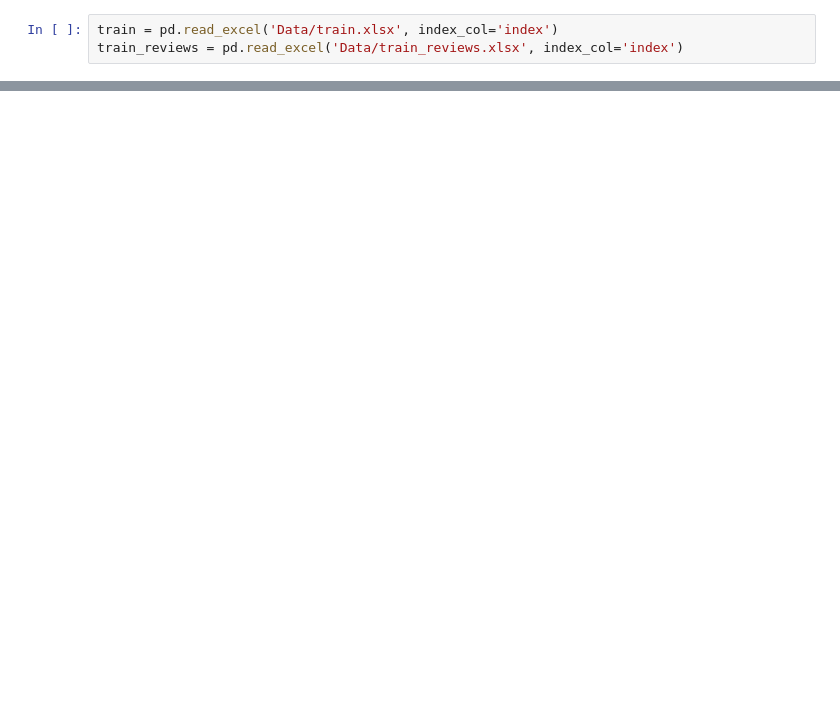
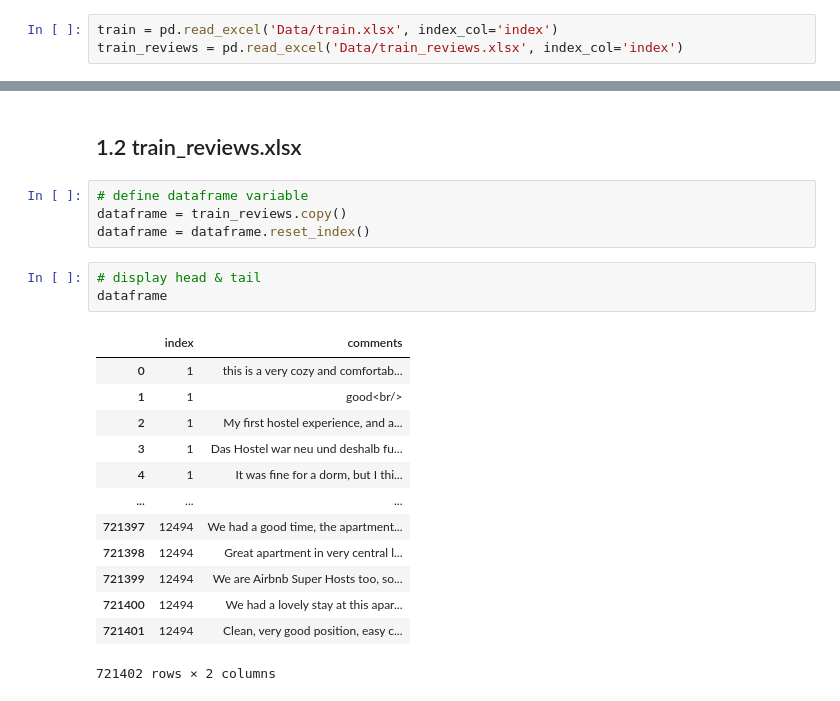
Before and after one commit to dropthedave/TextMiningAirbnbNOVA, a Jupyter notebook: Notebook_Lukas.ipynb, the cells around one changed output, grey strips where cells are left out. Saved outputs shown, nothing was run; the diff lists cells and outputs as text; blank space fills up the shorter version.

```diff
--- a/Notebook_Lukas.ipynb
+++ b/Notebook_Lukas.ipynb
@@ -14,0 +118,23 @@ train_reviews = pd.read_excel('Data/train_reviews.xlsx', index_col='index')
+# %% [markdown]
+## 1.2 train_reviews.xlsx
+# %%
+# define dataframe variable
+dataframe = train_reviews.copy()
+dataframe = dataframe.reset_index()
+# %%
+# display head & tail
+dataframe
+# %% [output]
+|  | index | comments |
+| 0 | 1 | this is a very cozy and comfortab... |
+| 1 | 1 | good<br/> |
+| 2 | 1 | My first hostel experience, and a... |
+| 3 | 1 | Das Hostel war neu und deshalb fu... |
+| 4 | 1 | It was fine for a dorm, but I thi... |
+| ... | ... | ... |
+| 721397 | 12494 | We had a good time, the apartment... |
+| 721398 | 12494 | Great apartment in very central l... |
+| 721399 | 12494 | We are Airbnb Super Hosts too, so... |
+| 721400 | 12494 | We had a lovely stay at this apar... |
+| 721401 | 12494 | Clean, very good position, easy c... |
+721402 rows × 2 columns
```
Also changed, not shown: parts of 25 cells of this notebook.
